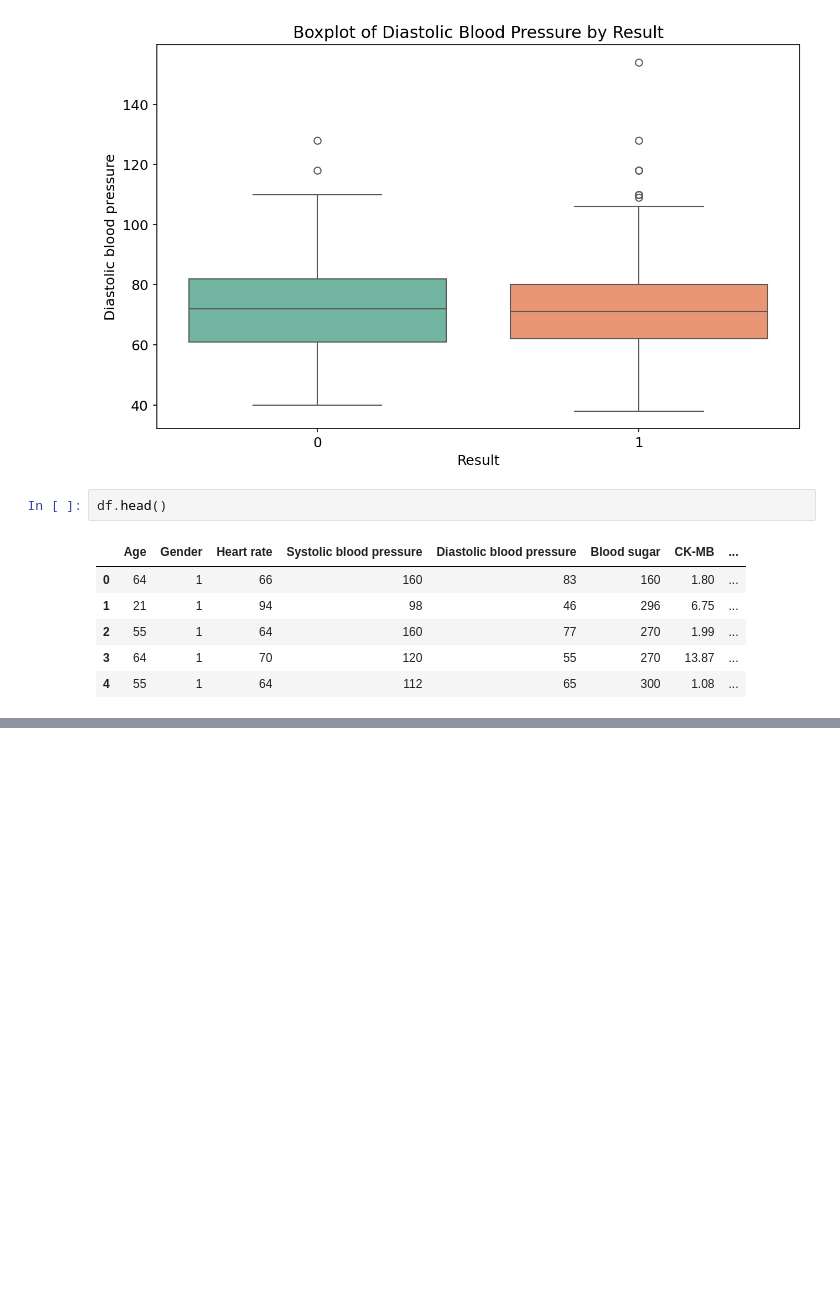
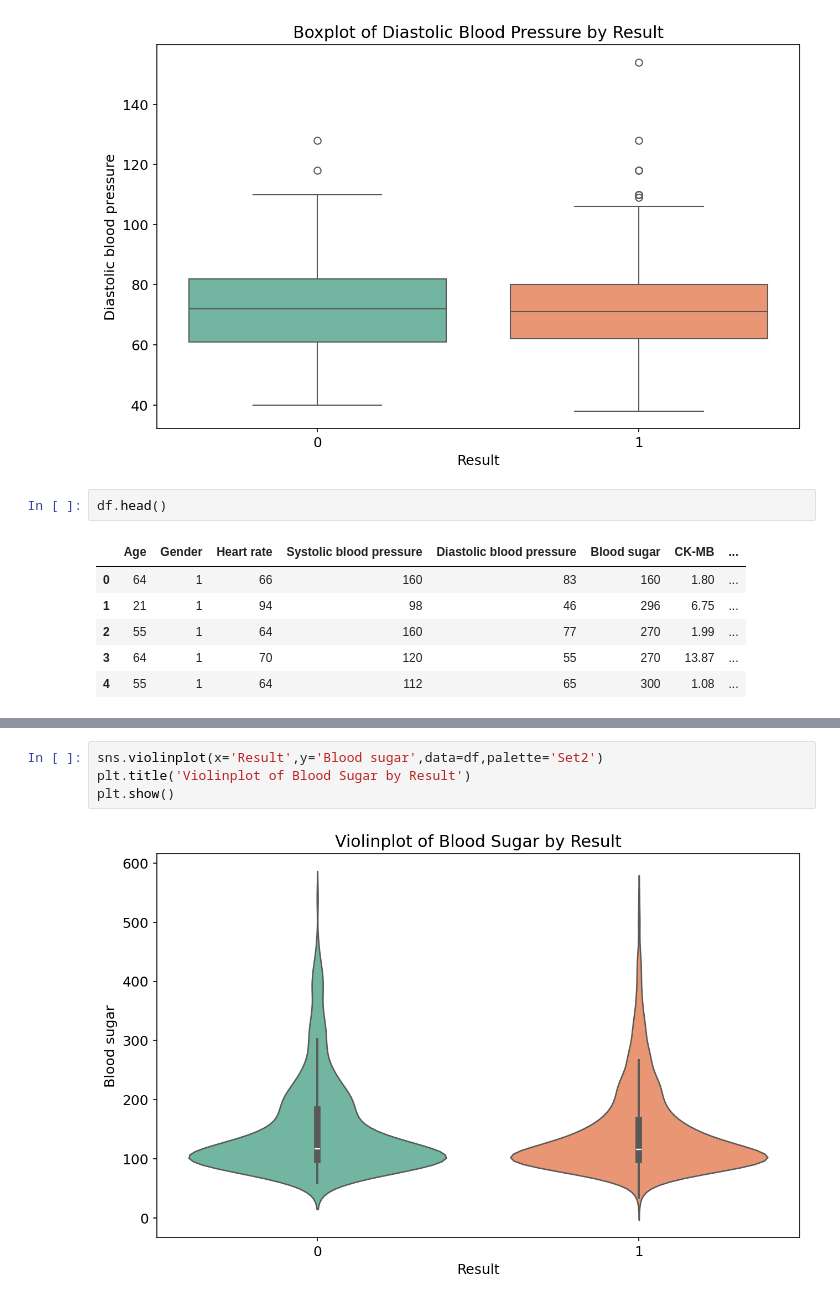
Before and after one commit to Jawad-Muzafar/EDA, a Jupyter notebook: Heart attack dataset/eda.ipynb, the cells around one changed output, grey strips where cells are left out. Saved outputs shown, nothing was run; the diff lists cells and outputs as text; blank space fills up the shorter version.

```diff
--- a/Heart attack dataset/eda.ipynb
+++ b/Heart attack dataset/eda.ipynb
@@ -879,0 +893,6 @@ df
+# %%
+sns.violinplot(x='Result',y='Blood sugar',data=df,palette='Set2')
+plt.title('Violinplot of Blood Sugar by Result')
+plt.show()
+# %% [output]
+[figure, added]
```
Also changed, not shown: parts of 10 cells of this notebook.
